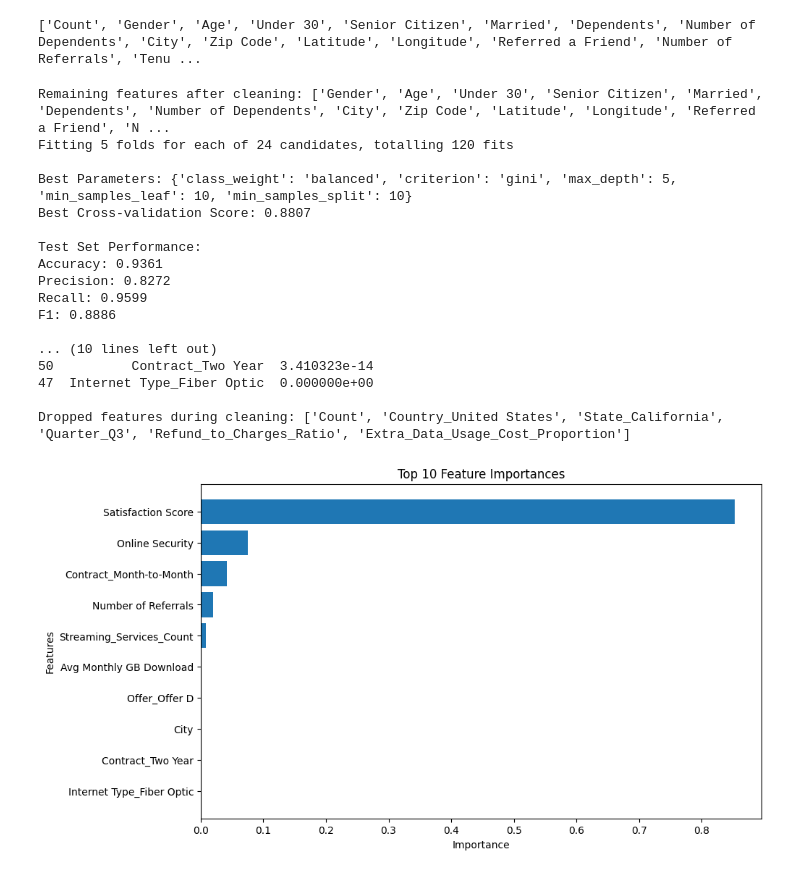
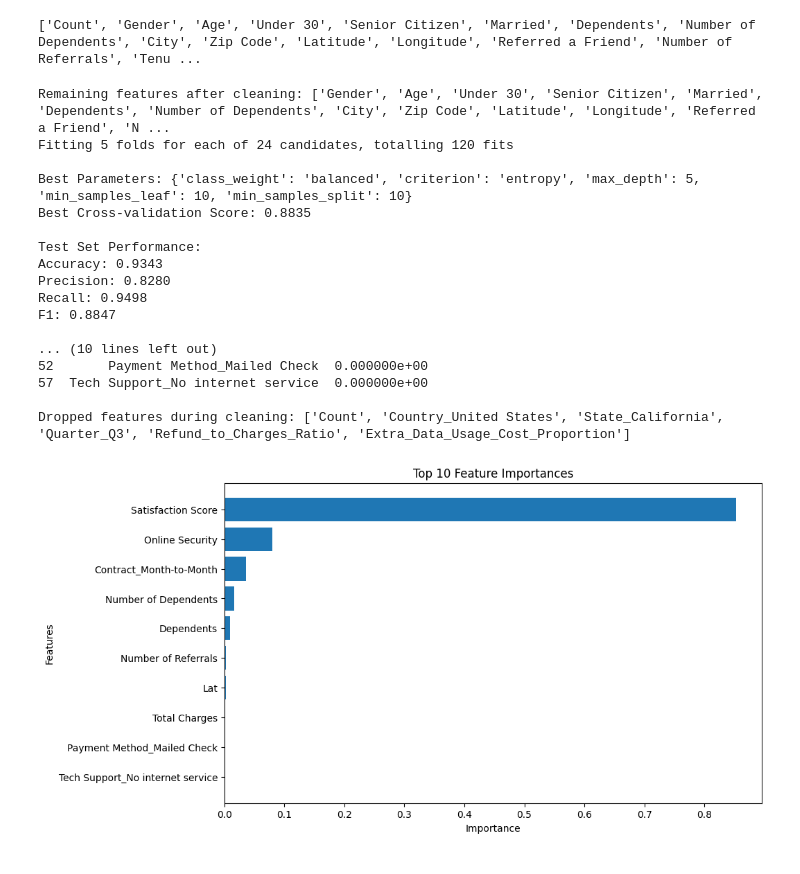
Before and after one commit to eelisee/telco-customer-churn, a Jupyter notebook: 4_analysis/4_Decision_Tree.ipynb, the cells around one changed output. Saved outputs shown, nothing was run; the diff lists cells and outputs as text; code cells hidden in the pictures.

Commit message:
Add evaluation metrics for Decision Tree model; update evaluation notebook and README

```diff
--- a/4_analysis/4_Decision_Tree.ipynb
+++ b/4_analysis/4_Decision_Tree.ipynb
@@ -78,3 +10,15 @@ y_test shape: (1409,)
+# %%
+# 2. Load the pre-split dataset
+
+# Read the training and testing datasets from CSV files
+X_train = pd.read_csv("../2_data/X_train.csv")
+X_test = pd.read_csv("../2_data/X_test.csv")
+y_train = pd.read_csv("../2_data/y_train.csv")
+y_test = pd.read_csv("../2_data/y_test.csv")
+
+# Ensure the target variable has the correct shape (1D array)
+y_train = y_train.values.ravel()
+y_test = y_test.values.ravel()
 # %%
 # Print the columns of the dataframe
 print(X_train.columns.tolist())
@@ -89,12 +33,6 @@ from sklearn.metrics import accuracy_score, precision_score, recall_score, f1_sc
 import matplotlib.pyplot as plt
 
 def clean_features(X):
-
-    cols_to_remove = ['Unnamed: 0', 'Customer Status_Stayed', 'Customer Status_Joined']
-    for col in cols_to_remove:
-        if col in X.columns:
-            X = X.drop(columns=[col])
-
 
     numeric_cols = X.select_dtypes(include=[np.number]).columns
     low_variance_features = [
@@ -106,13 +44,10 @@ def clean_features(X):
 
 def evaluate_decision_tree(X, y):
 
-
     X_cleaned, dropped_features = clean_features(X)
     print(f"\nRemaining features after cleaning: {X_cleaned.columns.tolist()}")
 
-
     X_processed = pd.get_dummies(X_cleaned, drop_first=True)
-
 
     X_train, X_test, y_train, y_test = train_test_split(
         X_processed, y, test_size=0.2, stratify=y, random_state=42
@@ -168,41 +103,49 @@ def evaluate_decision_tree(X, y):
 
     print("\nDropped features during cleaning:", dropped_features)
 
     return best_model, importance_df, test_scores
 
 def plot_feature_importance(importance_df):
     """plot"""
     top_features = importance_df.head(10)
     plt.figure(figsize=(10, 6))
     plt.barh(top_features['feature'], top_features['importance'], align='center')
     plt.xlabel('Importance')
     plt.ylabel('Features')
     plt.title('Top 10 Feature Importances')
     plt.gca().invert_yaxis()
     plt.show()
 
 
+best_model, feature_importance, test_scores = evaluate_decision_tree(X_train, y_train)
 
-best_model, feature_importance, test_scores = evaluate_decision_tree(X, y)
-
+# Save the evaluation metrics for the best model
+evaluation_metrics = {
+    "accuracy": test_scores['accuracy'],
+    "precision": test_scores['precision'],
+    "recall": test_scores['recall'],
+    "f1": test_scores['f1']
+}
+evaluation_df = pd.DataFrame([evaluation_metrics])
+evaluation_df.to_csv('../2_data/evaluation_metrics/DecisionTree.csv', index=False)
 
 plot_feature_importance(feature_importance)
 # %% [output]
 Remaining features after cleaning: ['Gender', 'Age', 'Under 30', 'Senior Citizen', 'Married', 'Dependents', 'Number of Dependents', 'City', 'Zip Code', 'Latitude', 'Longitude', 'Referred a Friend', 'N ...
 Fitting 5 folds for each of 24 candidates, totalling 120 fits
 
-Best Parameters: {'class_weight': 'balanced', 'criterion': 'gini', 'max_depth': 5, 'min_samples_leaf': 10, 'min_samples_split': 10}
-Best Cross-validation Score: 0.8807
+Best Parameters: {'class_weight': 'balanced', 'criterion': 'entropy', 'max_depth': 5, 'min_samples_leaf': 10, 'min_samples_split': 10}
+Best Cross-validation Score: 0.8835
 
 Test Set Performance:
-Accuracy: 0.9361
-Precision: 0.8272
-Recall: 0.9599
-F1: 0.8886
+Accuracy: 0.9343
+Precision: 0.8280
+Recall: 0.9498
+F1: 0.8847
 
 ... (10 lines left out)
-50          Contract_Two Year  3.410323e-14
-47  Internet Type_Fiber Optic  0.000000e+00
+52       Payment Method_Mailed Check  0.000000e+00
+57  Tech Support_No internet service  0.000000e+00
 
 Dropped features during cleaning: ['Count', 'Country_United States', 'State_California', 'Quarter_Q3', 'Refund_to_Charges_Ratio', 'Extra_Data_Usage_Cost_Proportion']
-[figure, old version]
+[figure, new version]
```
Also changed, not shown: parts of 6 cells of this notebook, 3 other files.
